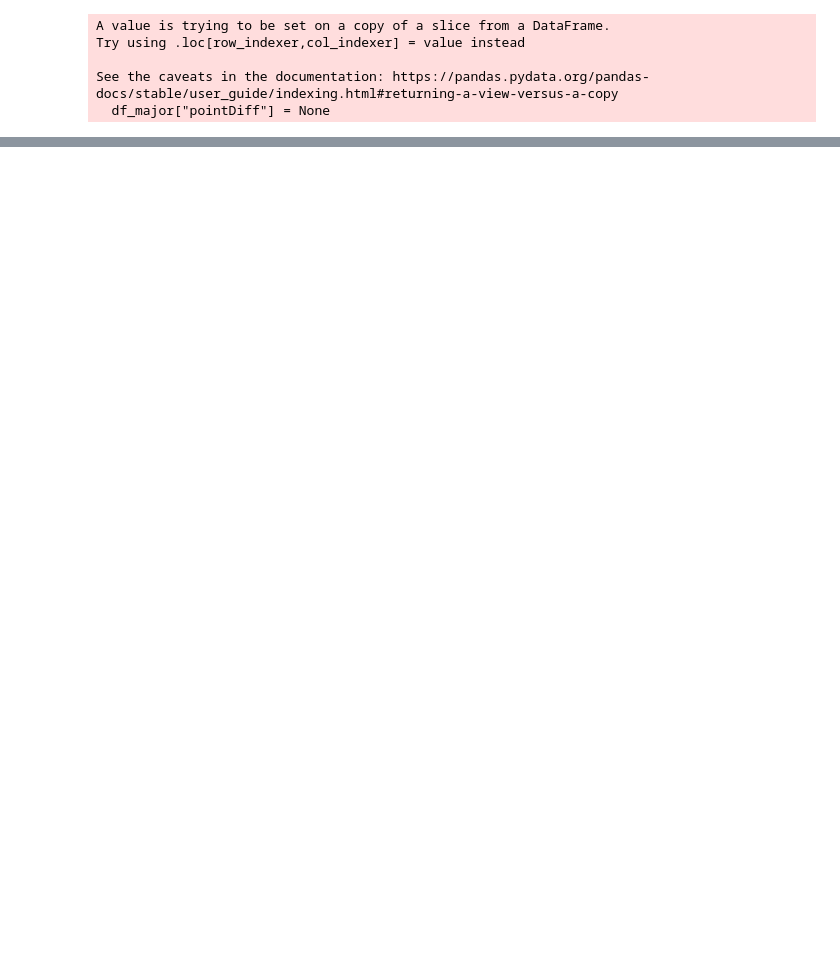
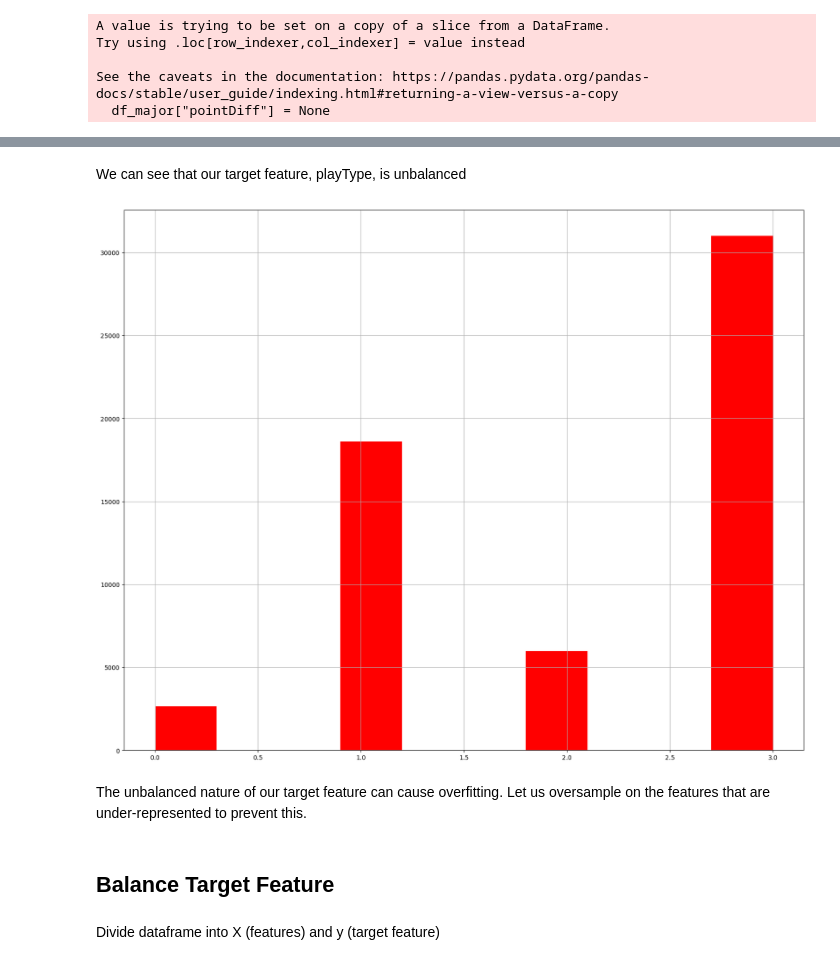
Before and after one commit to chazmorton/NFL-Play-Type-Prediction, a Jupyter notebook: Overall Dataframe.ipynb, the cells around one changed output, grey strips where cells are left out. Saved outputs shown, nothing was run; the diff lists cells and outputs as text; code cells hidden in the pictures; blank space fills up the shorter version.

```diff
--- a/Overall Dataframe.ipynb
+++ b/Overall Dataframe.ipynb
@@ -906,0 +851,16 @@ Accuracy: 0.7838812119131405
+# %% [markdown]
+We can see that our target feature, playType, is unbalanced
+# %%
+%matplotlib inline
+
+df_major["playType"].hist(figsize=(20, 16), color='r')
+
+plt.show()
+# %% [output]
+[figure, added]
+# %% [markdown]
+The unbalanced nature of our target feature can cause overfitting. Let us oversample on the features that are under-represented to prevent this.
+# %% [markdown]
+## Balance Target Feature
+# %% [markdown]
+Divide dataframe into X (features) and y (target feature)
```
Also changed, not shown: parts of 89 cells of this notebook.
